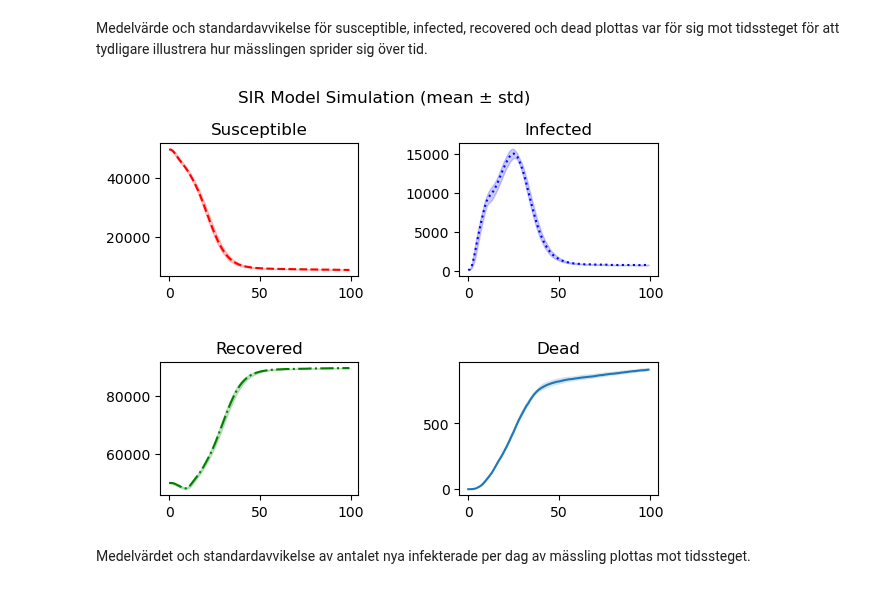
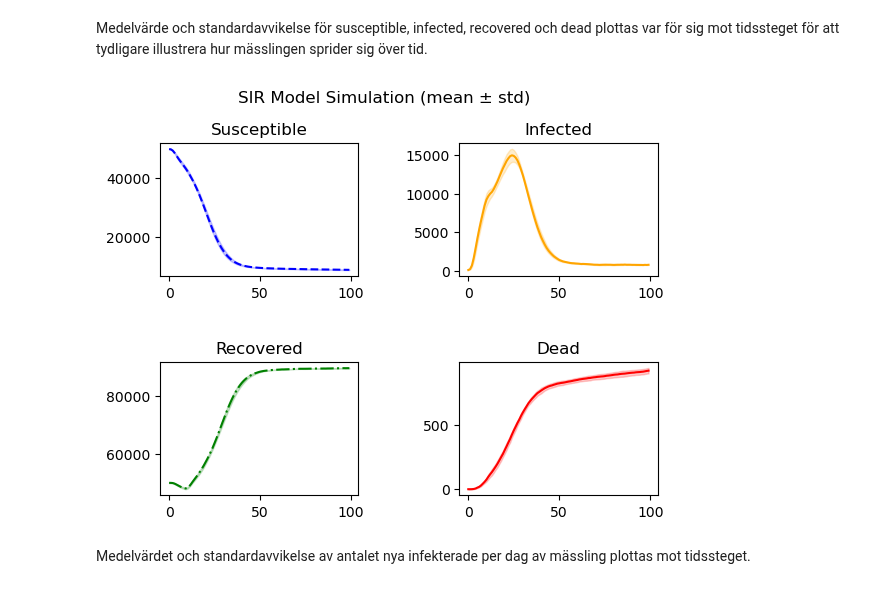
Before and after one commit to tovebrunell/ABM, a Jupyter notebook: Plotta_data.ipynb, the cells around one changed output. Saved outputs shown, nothing was run; the diff lists cells and outputs as text; code cells hidden in the pictures.

```diff
--- a/Plotta_data.ipynb
+++ b/Plotta_data.ipynb
@@ -322,27 +322,27 @@ plt.show()
 Medelvärde och standardavvikelse för susceptible, infected, recovered och dead plottas var för sig mot tidssteget för att tydligare illustrera hur mässlingen sprider sig över tid.
 # %%
 fig, axs = plt.subplots(2, 2)
-axs[0, 0].plot(S_mean,'r--', label = "Susceptible")
-axs[0, 0].fill_between(timesteps_range, S_mean - S_std, S_mean + S_std, color = 'r', alpha=0.2)
+axs[0, 0].plot(S_mean,'b--', label = "Susceptible")
+axs[0, 0].fill_between(timesteps_range, S_mean - S_std, S_mean + S_std, color = 'b', alpha=0.2)
 axs[0, 0].set_title('Susceptible')
 
-axs[0, 1].plot(I_mean,'b:', label = "Infected")
-axs[0, 1].fill_between(timesteps_range, I_mean - I_std, I_mean + I_std, color ='b', alpha=0.2)
+axs[0, 1].plot(I_mean, color='orange', label = "Infected")
+axs[0, 1].fill_between(timesteps_range, I_mean - I_std, I_mean + I_std, color ='orange', alpha=0.2)
 axs[0, 1].set_title('Infected')
 
 axs[1, 0].plot(R_mean,'g-.', label = "Recovered")
 axs[1, 0].fill_between(timesteps_range, R_mean - R_std, R_mean + R_std, color ='g', alpha=0.2)
 axs[1, 0].set_title('Recovered')
 
-axs[1, 1].plot(D_mean, label = "Dead")
-axs[1, 1].fill_between(timesteps_range, D_mean - D_std, D_mean + D_std, alpha=0.2)
+axs[1, 1].plot(D_mean, 'r', label = "Dead")
+axs[1, 1].fill_between(timesteps_range, D_mean - D_std, D_mean + D_std, color='r', alpha=0.2)
 axs[1, 1].set_title('Dead')
 
 plt.tight_layout(pad = 3.0)
 fig.suptitle("SIR Model Simulation (mean ± std)")
 plt.show()
 # %% [output]
-[figure, old version]
+[figure, new version]
 # %% [markdown]
 Medelvärdet och standardavvikelse av antalet nya infekterade per dag av mässling plottas mot tidssteget.
 # %%
```
Also changed, not shown: parts of 4 cells of this notebook.
